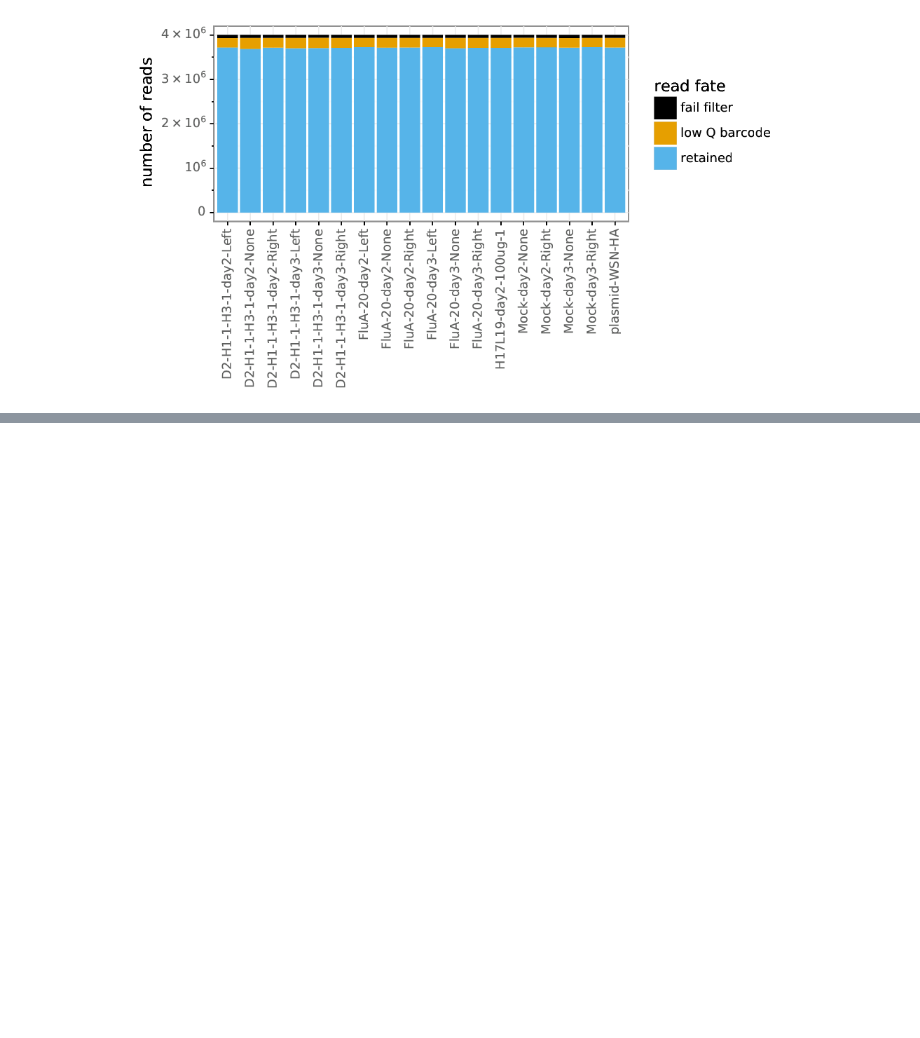
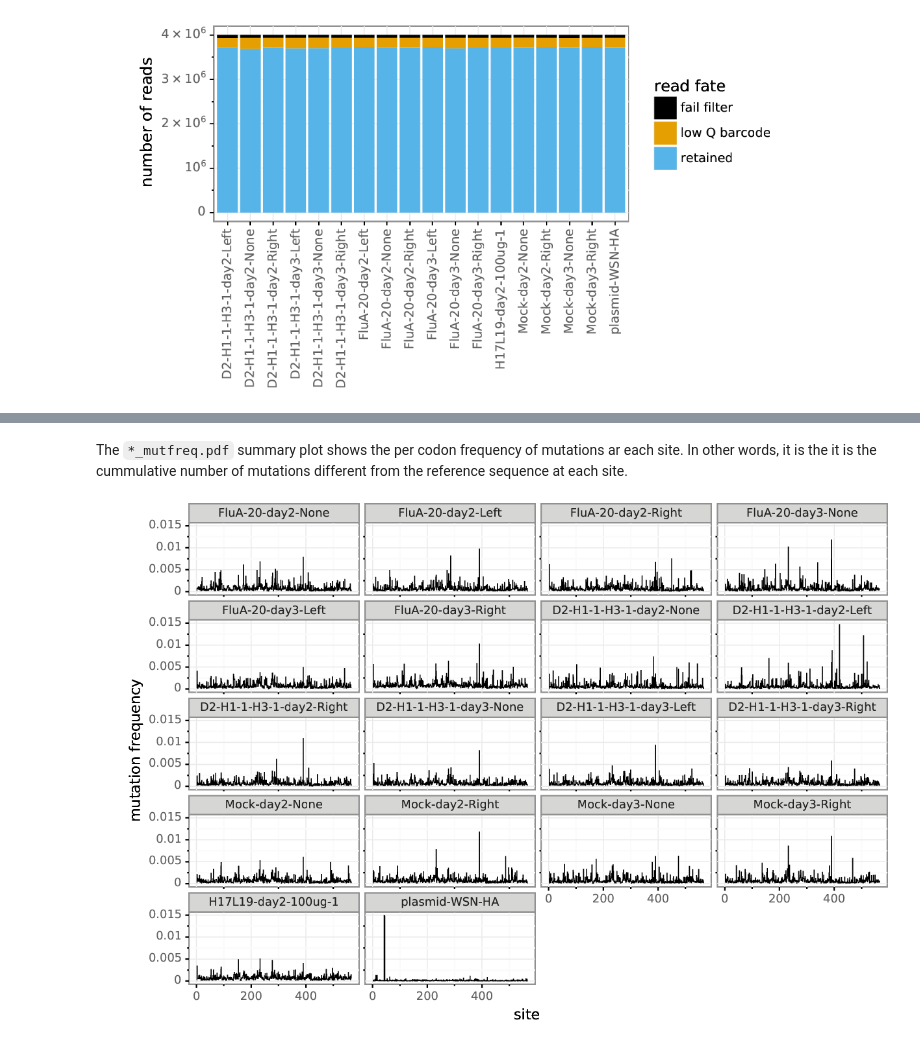
Before and after one commit to jbloomlab/FluA-20_D2_MAP_in_vivo, a Jupyter notebook: FluA-20_D2_MAP_in_vivo/analysis_notebook.ipynb, the cells around one changed output, grey strips where cells are left out. Cells and saved outputs as stored; diff of their text form; code cells hidden in the pictures; blank space fills up the shorter version.

```diff
--- a/FluA-20_D2_MAP_in_vivo/analysis_notebook.ipynb
+++ b/FluA-20_D2_MAP_in_vivo/analysis_notebook.ipynb
@@ -141,0 +166,6 @@ showPDF(countsplotprefix + '_readstats.pdf', width=700)
+# %% [markdown]
+The `*_mutfreq.pdf` summary plot shows the per codon frequency of mutations ar each site. In other words, it is the it is the cummulative number of mutations different from the reference sequence at each site.
+# %%
+showPDF(countsplotprefix + '_mutfreq.pdf')
+# %% [output]
+[figure, added]
```
Also changed, not shown: parts of 29 cells of this notebook.
